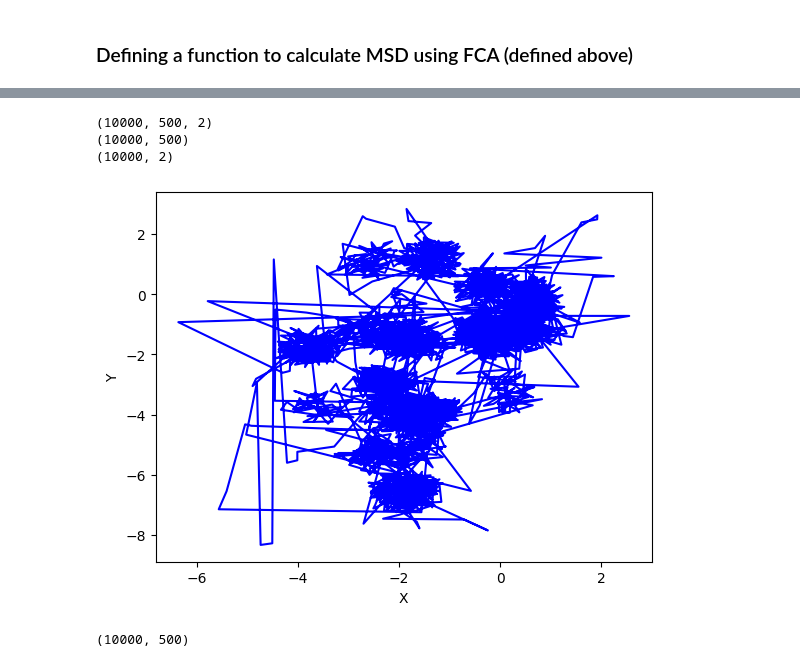
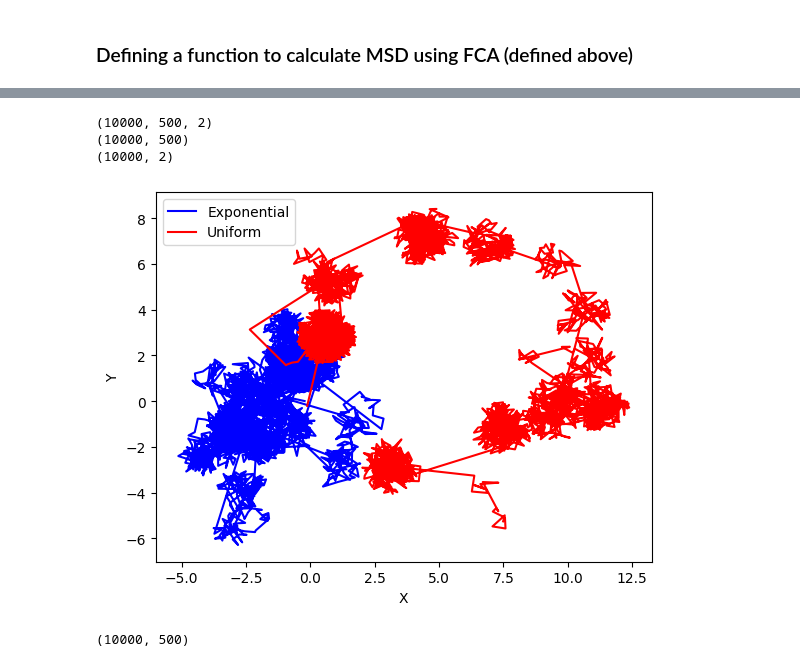
Before and after one commit to Shreeeeeeeeeeeee/CTRW_2state, a Jupyter notebook: CTRW_2step_Cuda_test.ipynb, the cells around one changed output, grey strips where cells are left out. Saved outputs shown, nothing was run; the diff lists cells and outputs as text; code cells hidden in the pictures.

```diff
--- a/CTRW_2step_Cuda_test.ipynb
+++ b/CTRW_2step_Cuda_test.ipynb
@@ -338,6 +405,7 @@ nens = 500
 start_time = tpack.time()
 
 tim, xtall, ytall = ctrw_ens2d_cuda(sig,tau,sig2,tau2,X0,nens,Nt=NT,dt=delt)
+tim1, xtall1, ytall1 = ctrw_ens2d_cuda_uniform(sig,tau,sig2,tau2,0.5, 1.5,nens,Nt=NT,dt=delt)
 
 end_time = tpack.time()
 print(f"\nTotal time elapsed: {end_time - start_time:.2f} seconds")
@@ -350,17 +418,20 @@ Total time elapsed: 2.33 seconds
 # %%
 rall = np.stack((xtall,ytall),axis=-1)
+rall1 = np.stack((xtall1,ytall1),axis=-1)
 print (rall.shape)
 print (xtall.shape)
 print (rall[:,99,:].shape)
-k = 187
-plt.plot(xtall[:,k],ytall[:,k], color='blue')
+k = 345
+plt.plot(xtall[:,k],ytall[:,k], color='blue', label="Exponential")
+plt.plot(xtall1[:,k],ytall1[:,k], color='red', label="Uniform")
 plt.xlabel("X")
 plt.ylabel("Y")
+plt.legend()
 plt.show()
 # %% [output]
 (10000, 500, 2)
 (10000, 500)
 (10000, 2)
-[figure, old version]
+[figure, new version]
 # %%
 msd = np.zeros(xtall.shape,dtype='float64') #initialise an array for MSD
```
Also changed, not shown: parts of 5 cells of this notebook.
